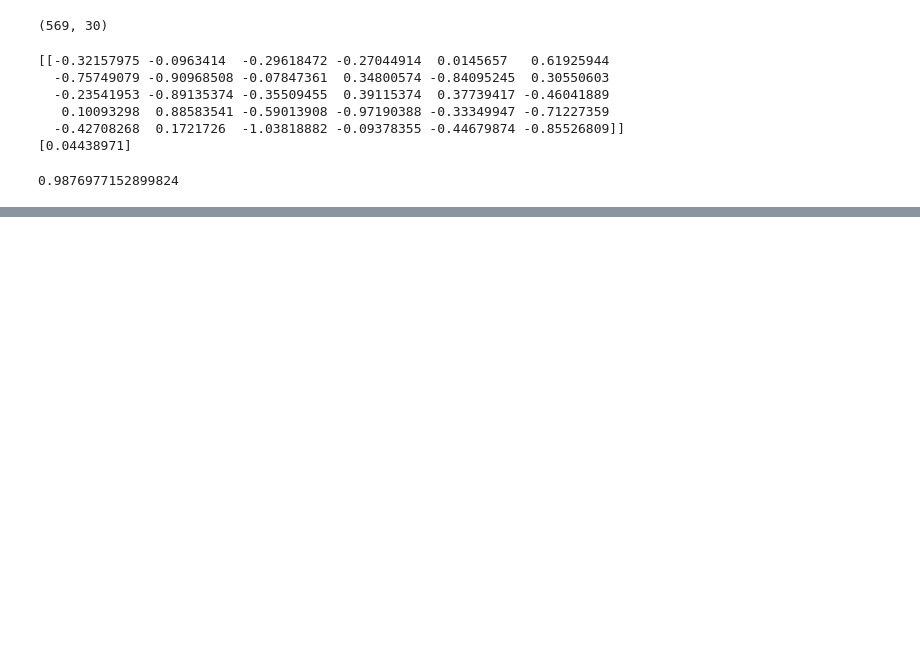
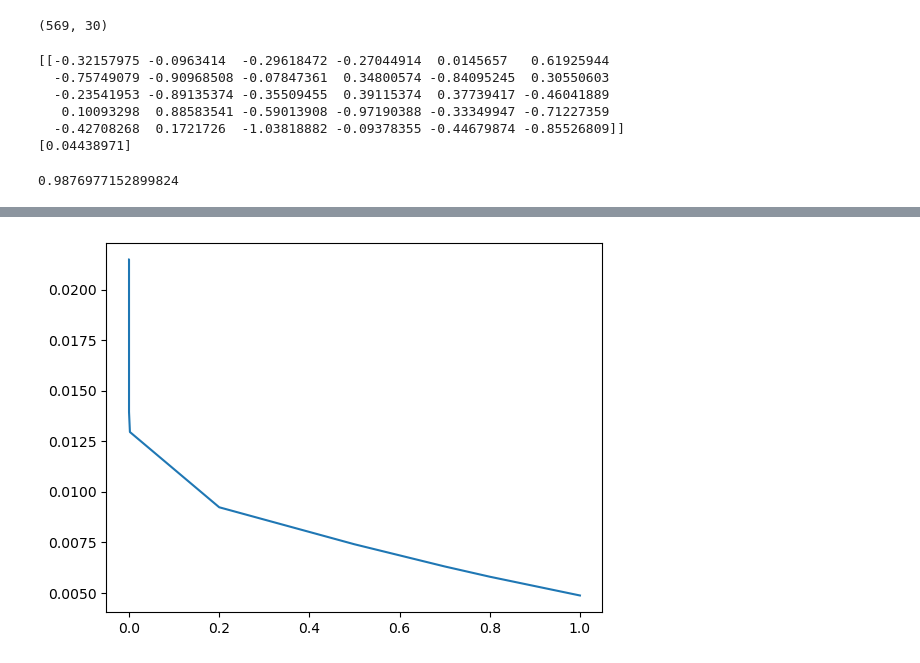
Before and after one commit to nerrma/thesis, a Jupyter notebook: svm/SVMtesting.ipynb, the cells around one changed output, grey strips where cells are left out. Cells and saved outputs as stored; diff of their text form; code cells hidden in the pictures; blank space fills up the shorter version.

```diff
--- a/svm/SVMtesting.ipynb
+++ b/svm/SVMtesting.ipynb
@@ -212,0 +164,6 @@ IACV: 0.10838622995428102 | baseline: 0.0038480777732009014
+# %%
+fig, ax = plt.subplots()
+ax.plot(sigmas, scores[:, 0] - scores[:, 1])
+plt.show()
+# %% [output]
+[figure, added]
```
Also changed, not shown: parts of 14 cells of this notebook, 2 other files.
